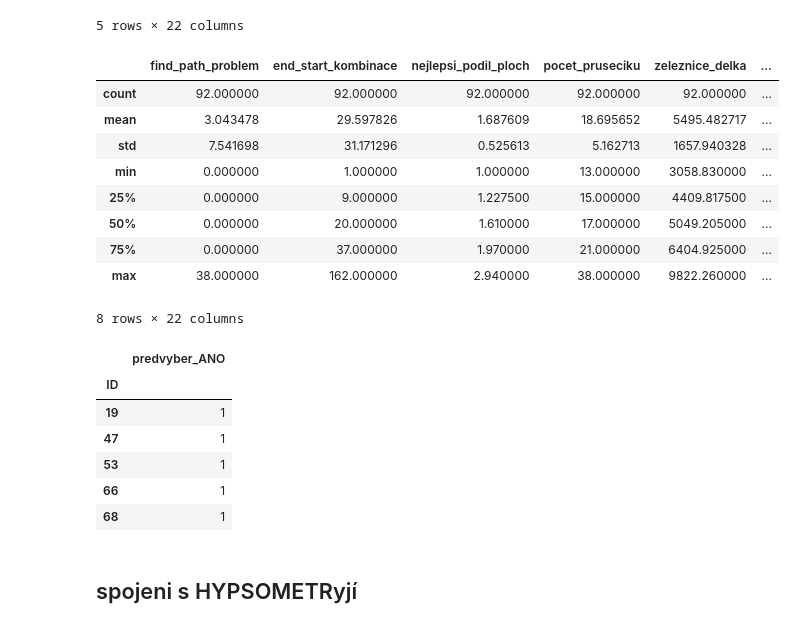
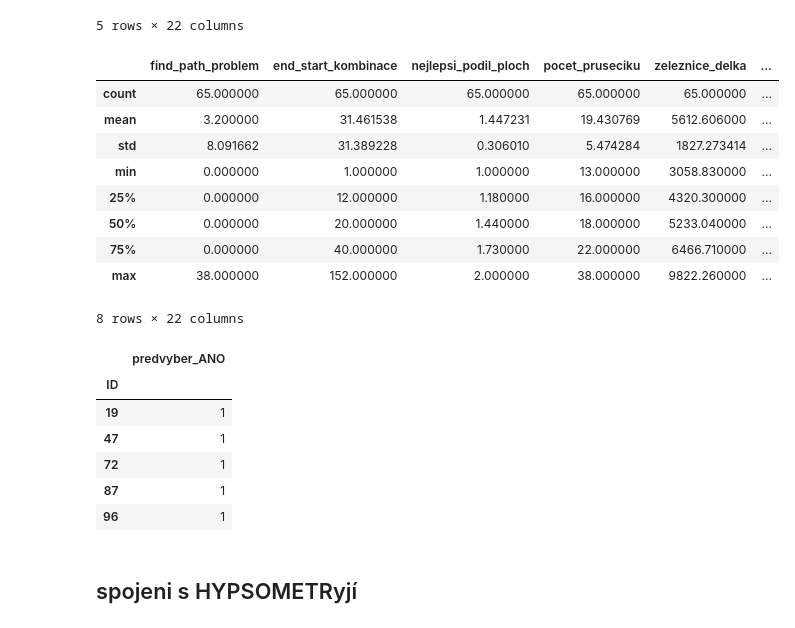
Before and after one commit to fenclova/jupyter-diplomka, a Jupyter notebook: 0a_predvyber_analyza875.ipynb, the cells around one changed output. Drawn from its saved outputs; the diff is of its cells as text; code cells hidden in the pictures.

```diff
--- a/0a_predvyber_analyza875.ipynb
+++ b/0a_predvyber_analyza875.ipynb
@@ -26,7 +26,7 @@ zastavba_rozloha_max = 2*1000*1000   #2km2 ve skutečnosti (1/8 území) 2cm2 v
 relief_rozloha_max = 1*250*250 # 1cm2 v mapě 1 : 25 000
 # %%
 # řeky řádovost
-reky_delka = pd.read_csv(r'C:\fenclova\diplomka\analyza\vysledky\875\delka_vodnich_toku1.csv').set_index('ID')
+reky_delka = pd.read_csv(r'C:\fenclova\diplomka\analyza\vysledky\875\2_radovost_toku.csv').set_index('ID')
 reky_delka.head()
 # %% [output]
 |  | celkova_delka | r0 | r1 | r2 | r3 | r4 | r5 | r6 | r7 | r8 | ... |
@@ -69,25 +69,25 @@ df.tail()
 # %%
 predvyber = df[(df.zeleznice_delka >= zeleznice_delka_min) & (df.zeleznice_delka <= zeleznice_delka_max) &
                 (df.zastavba_rozloha >= zastavba_rozloha_min) & (df.zastavba_rozloha <= zastavba_rozloha_max)&
                 (df.relief_rozloha <= relief_rozloha_max) &
                (df.rozvodniceIII_delka >= 500) &
-               (df.nejlepsi_podil_ploch >= 1) & (df.nejlepsi_podil_ploch <=3) # 1/2 - 1/3 plochy
+               (df.nejlepsi_podil_ploch >= 1) & (df.nejlepsi_podil_ploch <=2) # 1/2 - 1/3 plochy
                  & (df.pocet_pruseciku >= 5) # pojistka pro případ chyby při výpočtech
                 & (df.pocet_radu >=2) # minimálně 2 řády
-                & (df.pocet_radu <=5) # maximum řádů = 5
+                & (df.pocet_radu <=4) # maximum řádů = 5
                  & (df.r0 <= 1000)
              ]
 predvyber.describe()
 # %% [output]
 |  | find_path_problem | end_start_kombinace | nejlepsi_podil_ploch | pocet_pruseciku | zeleznice_delka | ... |
-| count | 92.000000 | 92.000000 | 92.000000 | 92.000000 | 92.000000 | ... |
-| mean | 3.043478 | 29.597826 | 1.687609 | 18.695652 | 5495.482717 | ... |
-| std | 7.541698 | 31.171296 | 0.525613 | 5.162713 | 1657.940328 | ... |
+| count | 65.000000 | 65.000000 | 65.000000 | 65.000000 | 65.000000 | ... |
+| mean | 3.200000 | 31.461538 | 1.447231 | 19.430769 | 5612.606000 | ... |
+| std | 8.091662 | 31.389228 | 0.306010 | 5.474284 | 1827.273414 | ... |
 | min | 0.000000 | 1.000000 | 1.000000 | 13.000000 | 3058.830000 | ... |
-| 25% | 0.000000 | 9.000000 | 1.227500 | 15.000000 | 4409.817500 | ... |
-| 50% | 0.000000 | 20.000000 | 1.610000 | 17.000000 | 5049.205000 | ... |
-| 75% | 0.000000 | 37.000000 | 1.970000 | 21.000000 | 6404.925000 | ... |
-| max | 38.000000 | 162.000000 | 2.940000 | 38.000000 | 9822.260000 | ... |
+| 25% | 0.000000 | 12.000000 | 1.180000 | 16.000000 | 4320.300000 | ... |
+| 50% | 0.000000 | 20.000000 | 1.440000 | 18.000000 | 5233.040000 | ... |
+| 75% | 0.000000 | 40.000000 | 1.730000 | 22.000000 | 6466.710000 | ... |
+| max | 38.000000 | 152.000000 | 2.000000 | 38.000000 | 9822.260000 | ... |
 8 rows × 22 columns
 # %%
 # funkce vrátí 1=True pokud ID splňuje podmínku
@@ -102,9 +102,9 @@ predvyber_true.head()
 | ID |  |
 | 19 | 1 |
 | 47 | 1 |
-| 53 | 1 |
-| 66 | 1 |
-| 68 | 1 |
+| 72 | 1 |
+| 87 | 1 |
+| 96 | 1 |
 # %% [markdown]
 ## spojeni s HYPSOMETRyjí
 # %%
```
Also changed, not shown: parts of 10 cells of this notebook, 1 other file.
